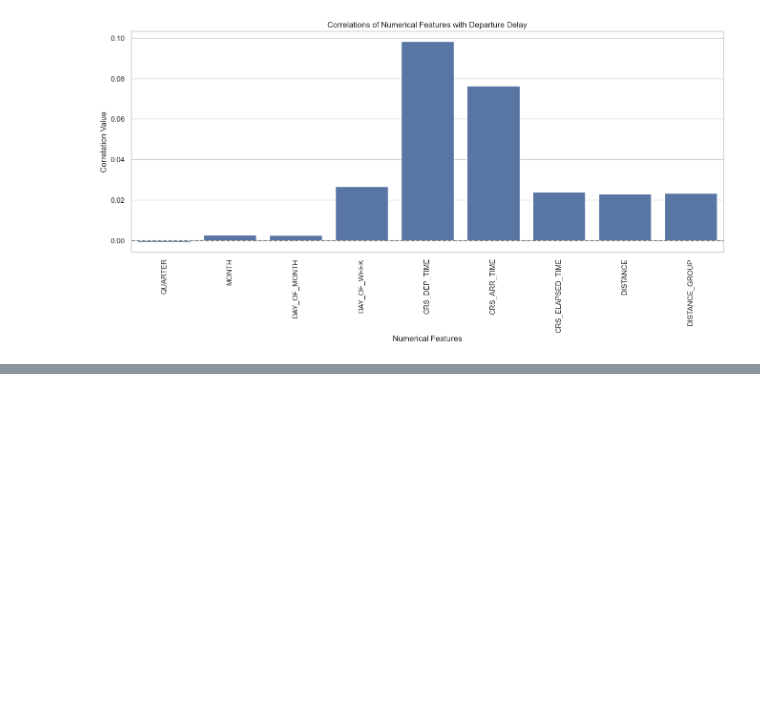
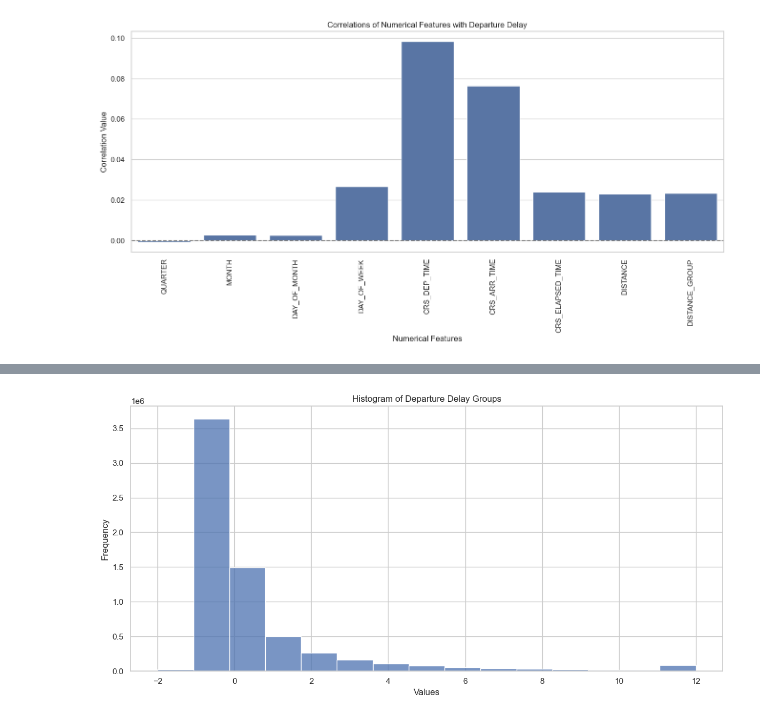
Before and after one commit to MohammedGuniem/Prediction-of-On-time-Flight-Performance, a Jupyter notebook: 2_Visualization/Visualizations.ipynb, the cells around one changed output, grey strips where cells are left out. Saved outputs shown, nothing was run; the diff lists cells and outputs as text; code cells hidden in the pictures; blank space fills up the shorter version.

Commit message:
Added percentile plot and gathered all plots into one notebook

```diff
--- a/2_Visualization/Visualization-1.ipynb
+++ b/2_Visualization/Visualizations.ipynb
@@ -526,0 +531,17 @@ plt.show()
+# %%
+# Create scatter plot
+plt.figure(figsize=(12, 6))
+
+# Make histogram that show the distribution of DEP_DELAY_GROUP
+sns.histplot(df['DEP_DELAY_GROUP'], bins=len(df['DEP_DELAY_GROUP'].unique()))
+plt.title('Histogram of Departure Delay Groups')
+plt.xlabel('Values')
+plt.ylabel('Frequency')
+
+# Adjust layout
+plt.tight_layout()
+
+# Show the plot
+plt.show()
+# %% [output]
+[figure, added]
```
Also changed, not shown: parts of 3 cells of this notebook.
